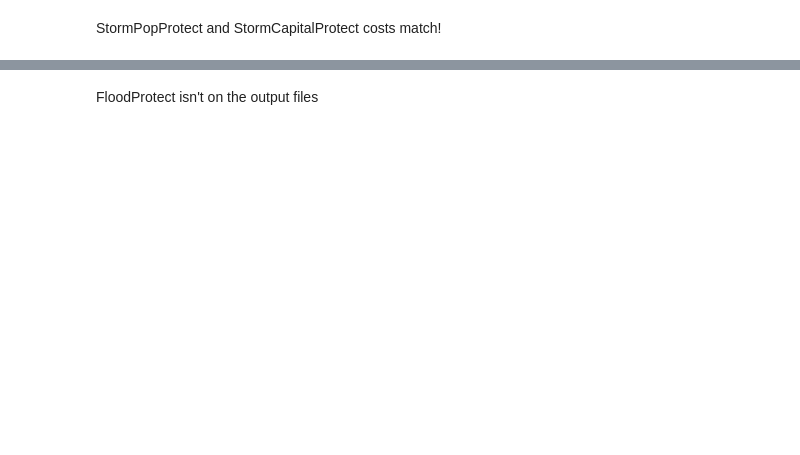
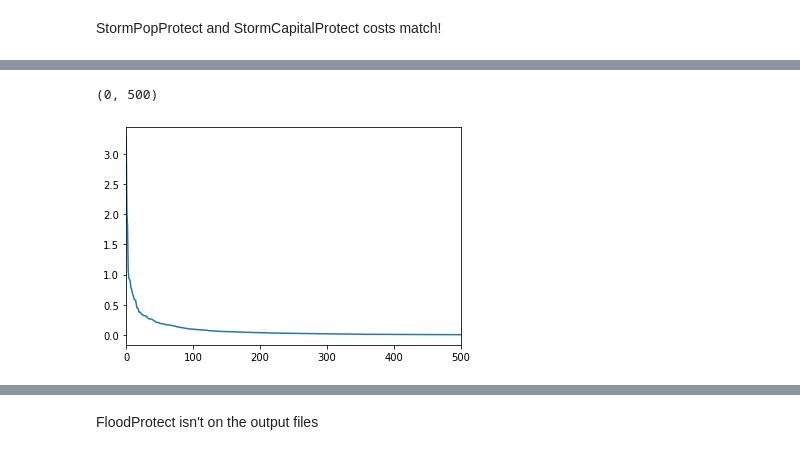
Before and after one commit to raddleverse/CIAM_uncertainty_propagation, a Jupyter notebook: baseline_comparison.ipynb, the cells around one changed output, grey strips where cells are left out. Cells and saved outputs as stored; diff of their text form; code cells hidden in the pictures; blank space fills up the shorter version.

```diff
--- a/baseline_comparison.ipynb
+++ b/baseline_comparison.ipynb
@@ -181,0 +323,6 @@ Not good!
+# %%
+options = []
+for var in ["RetreatCost","ProtectCost"]:
+    for lev in levs[var]:
+            options.append(var+str(lev))
+options.append("NoAdaptCost0")
@@ -287,3 +634,12 @@ time | Diaz | New
 9 7512.015 7511.906
 10 736.895 736.889
 11 1351.734 1351.73
+# %%
+t = 1
+dfOD = pd.merge(dfG85.loc[(dfG85.variable=="OptimalFixedCost") & (dfG85.time==t)],
+                dfN1.loc[(dfN1.variable=="OptimalCost") & (dfN1.time==t)], on=["segments","time","level"])
+# %%
+dfOD["abs_diff"] = np.abs(dfOD["value_x"]-dfOD["value_y"])
+# %%
+dfOD.sort_values(by="abs_diff", ascending=False, inplace=True)
+dfOD.iloc[:5]
@@ -289,0 +752,5 @@ time | Diaz | New
+# %%
+plt.plot(list(range(len(dfOD))), dfOD["abs_diff"]); plt.xlim([0,500])
+# %% [output]
+(0, 500)
+[figure, added]
```
Also changed, not shown: parts of 146 cells of this notebook, 3 other files.
